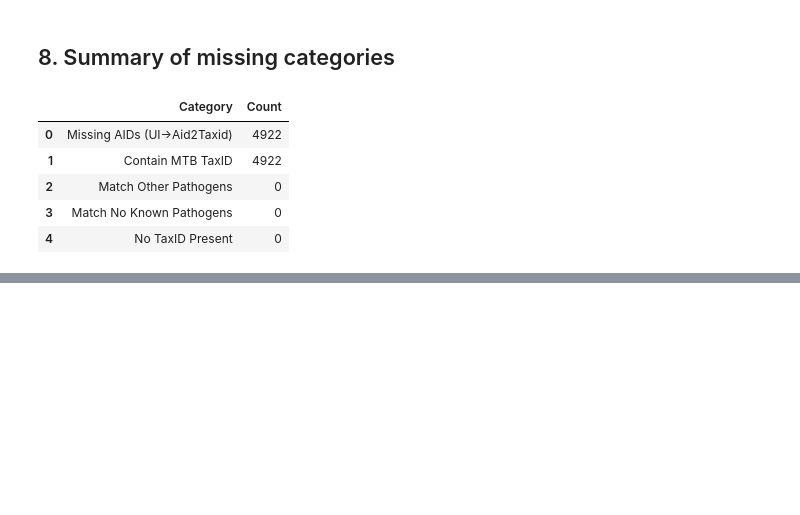
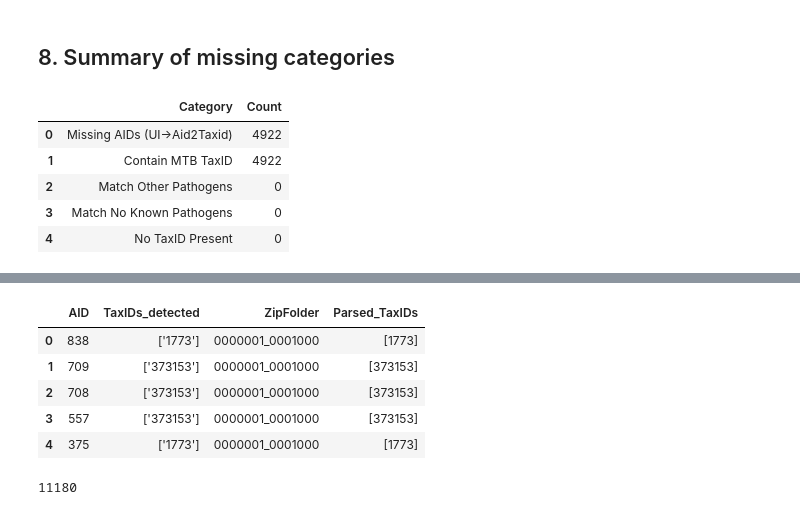
Before and after one commit to ersilia-os/pubchem-antimicrobial-tasks, a Jupyter notebook: notebooks/00_MTB_1773.ipynb, the cells around one changed output, grey strips where cells are left out. Cells and saved outputs as stored; diff of their text form; code cells hidden in the pictures; blank space fills up the shorter version.

```diff
--- a/notebooks/00_MTB_1773.ipynb
+++ b/notebooks/00_MTB_1773.ipynb
@@ -242,0 +241,5 @@ summary_missing
+# %%
+# Load your XML-derived filtered assays
+df_xml = pd.read_csv(DATA_PROCESSED / "filtered_assays_description_results.csv")
+
+df_xml.head()
@@ -242,0 +253,32 @@ summary_missing
+# %%
+# Parse the TaxIDs inside the XML-derived file
+
+def parse_list(s):
+    if pd.isna(s): return []
+    # stored as a Python-like string: "['1773', '1234']"
+    s = s.strip("[]")
+    items = [x.strip(" '\"") for x in s.split(",") if x.strip()]
+    return items
+
+df_xml["Parsed_TaxIDs"] = df_xml["TaxIDs_detected"].apply(parse_list)
+
+df_xml.head()
+# %% [output]
+|  | AID | TaxIDs_detected | ZipFolder | Parsed_TaxIDs |
+| 0 | 838 | ['1773'] | 0000001_0001000 | [1773] |
+| 1 | 709 | ['373153'] | 0000001_0001000 | [373153] |
+| 2 | 708 | ['373153'] | 0000001_0001000 | [373153] |
+| 3 | 557 | ['373153'] | 0000001_0001000 | [373153] |
+| 4 | 375 | ['1773'] | 0000001_0001000 | [1773] |
+# %%
+# Extract AIDs explicitly linked to MTB
+
+xml_aids = set(
+    df_xml[df_xml["Parsed_TaxIDs"].apply(lambda lst: mtb_taxid in lst)]["AID"]
+)
+
+len(xml_aids)
+
+# We already have the UI-linked AIDs as 'ui_aids'
+# %% [output]
+11180
```
Also changed, not shown: parts of 15 cells of this notebook, 1 other file.
